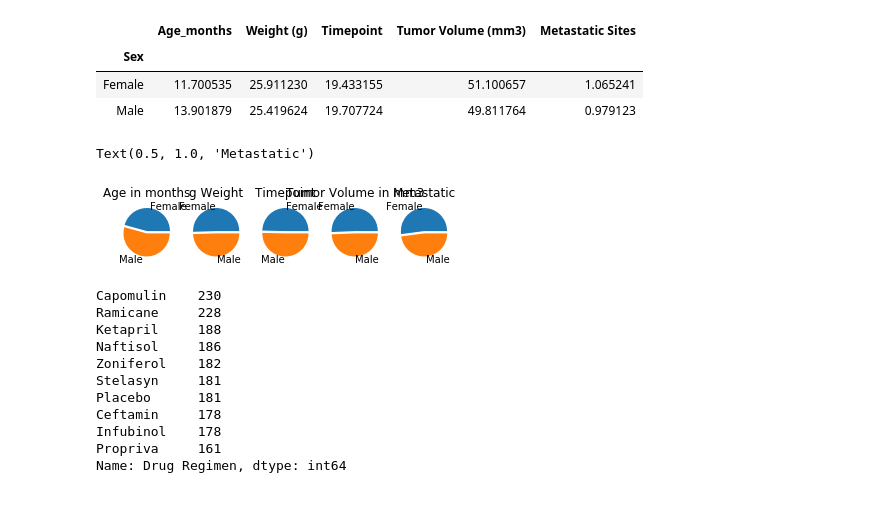
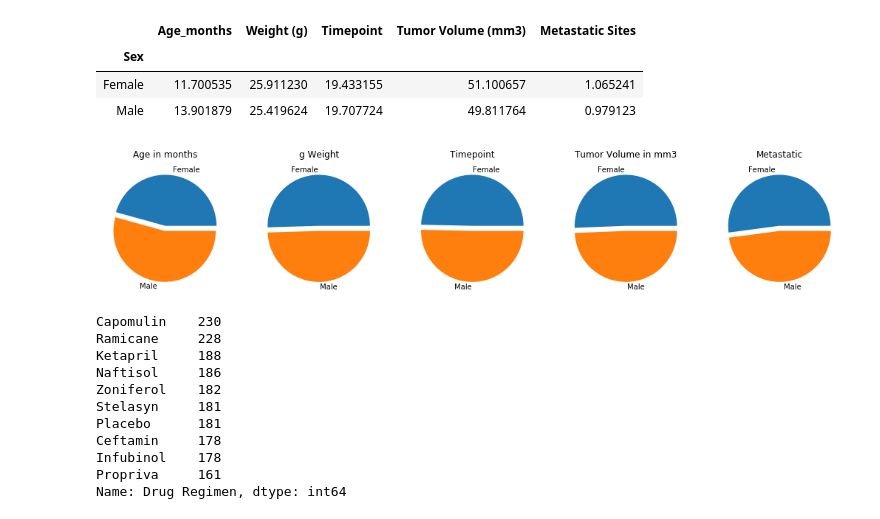
Before and after one commit to DenebAguirre/Matplotlib-challenge, a Jupyter notebook: Pymaceuticals/pymaceuticals_starter.ipynb, the cells around one changed output. Saved outputs shown, nothing was run; the diff lists cells and outputs as text; code cells hidden in the pictures.

```diff
--- a/Pymaceuticals/pymaceuticals_starter.ipynb
+++ b/Pymaceuticals/pymaceuticals_starter.ipynb
@@ -95,21 +115,24 @@ micesex.head()
 # %%
 # Generate a pie plot showing the distribution of female versus male mice using pyplot
 labels = ['Female', 'Male']
 
 fig2, (ax1, ax2, ax3, ax4, ax5) = plt.subplots(1,5)
 ax1.pie(micesex['Age_months'], labels=labels, explode=(0,0.1))
 ax1.set_title('Age in months')
 ax2.pie(micesex['Weight (g)'], labels=labels, explode=(0,0.1))
 ax2.set_title('g Weight')
 ax3.pie(micesex['Timepoint'], labels=labels, explode=(0,0.1))
 ax3.set_title("Timepoint")
 ax4.pie(micesex['Tumor Volume (mm3)'], labels=labels, explode=(0,0.1))
 ax4.set_title("Tumor Volume in mm3")
 ax5.pie(micesex['Metastatic Sites'], labels=labels, explode=(0,0.1))
 ax5.set_title("Metastatic")
+fig2.set_size_inches(18,5)
+
+
+plt.show()
 # %% [output]
-Text(0.5, 1.0, 'Metastatic')
-[figure, old version]
+[figure, new version]
 # %%
 mouse_study['Drug Regimen'].value_counts()
 # %% [output]
```
Also changed, not shown: parts of 8 cells of this notebook.
